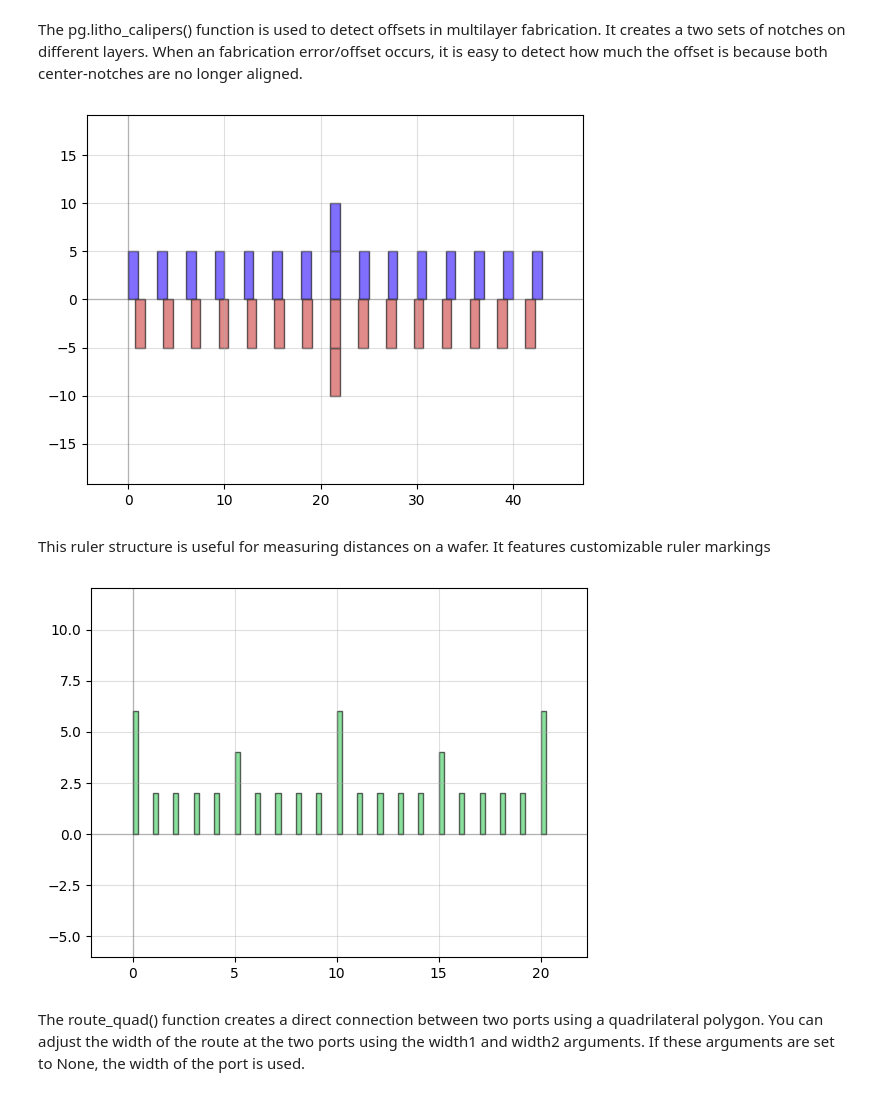
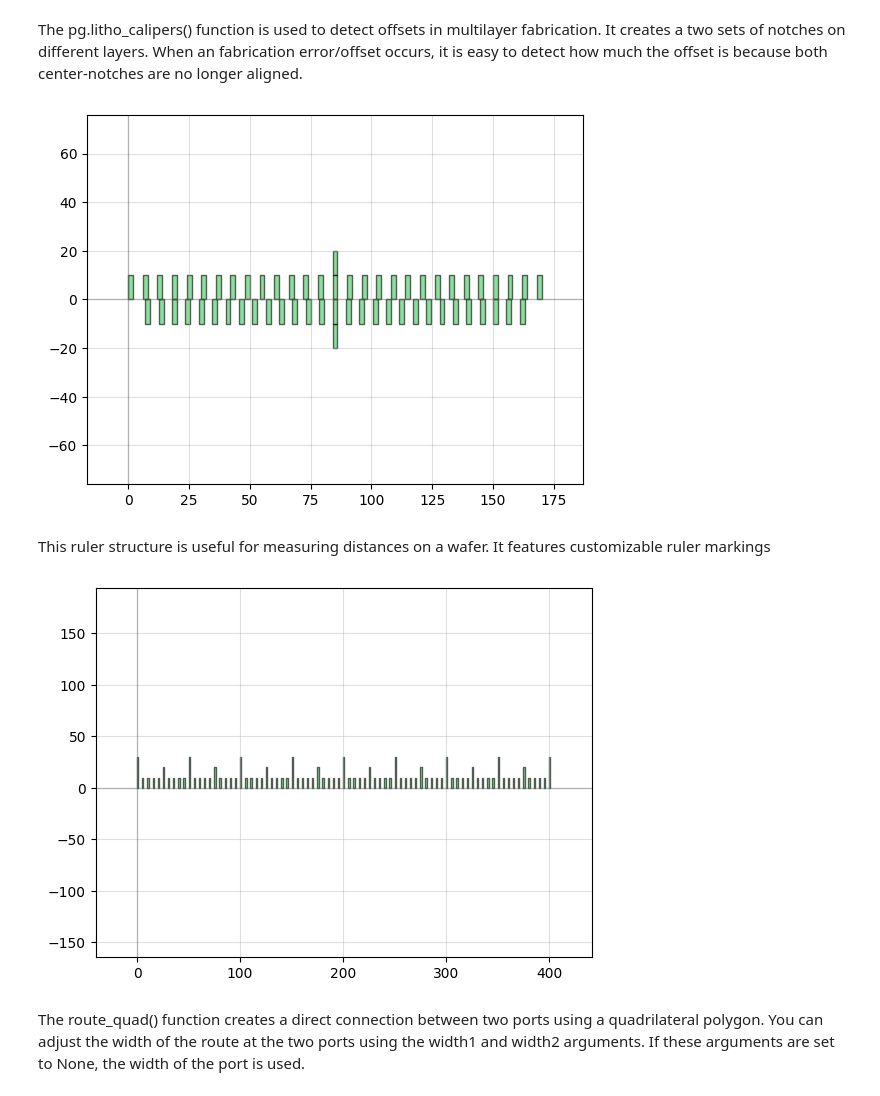
Before and after one commit to hacker-fab/Layout-tool-dev, a Jupyter notebook: phidl_drc_v0.ipynb, the cells around one changed output. Saved outputs shown, nothing was run; the diff lists cells and outputs as text; code cells hidden in the pictures.

```diff
--- a/phidl_drc_v0.ipynb
+++ b/phidl_drc_v0.ipynb
@@ -27,31 +27,31 @@ qp(D) # quickplot the geometry
 The pg.litho_calipers() function is used to detect offsets in multilayer fabrication. It creates a two sets of notches on different layers. When an fabrication error/offset occurs, it is easy to detect how much the offset is because both center-notches are no longer aligned.
 # %%
 Caliper = pg.litho_calipers(
-        notch_size = [1,5],
-        notch_spacing = 2,
-        num_notches = 7,
-        offset_per_notch = 0.1,
+        notch_size = [2,10],
+        notch_spacing = 4,
+        num_notches = 14,
+        offset_per_notch = 0.5,
         row_spacing = 0,
-        layer1 = 1,
-        layer2 = 2)
+        layer1 = 0,
+        layer2 = 0)
 qp(Caliper) # quickplot the geometry
 # %% [output]
-[figure, old version]
+[figure, new version]
 # %% [markdown]
 This ruler structure is useful for measuring distances on a wafer. It features customizable ruler markings
 # %%
 Ruler = pg.litho_ruler(
-    height = 2 ,
-    width = 0.25,
-    spacing = 1,
+    height = 10 ,
+    width = 1.25,
+    spacing = 5,
     scale = [3,1,1,1,1,2,1,1,1,1],
-    num_marks = 21,
+    num_marks = 81,
     layer = 0,
     )
 
 qp(Ruler)
 # %% [output]
-[figure, old version]
+[figure, new version]
 # %% [markdown]
 The route_quad() function creates a direct connection between two ports using a quadrilateral polygon. You can adjust the width of the route at the two ports using the width1 and width2 arguments. If these arguments are set to None, the width of the port is used.
 # %%
```
Also changed, not shown: parts of 8 cells of this notebook.
